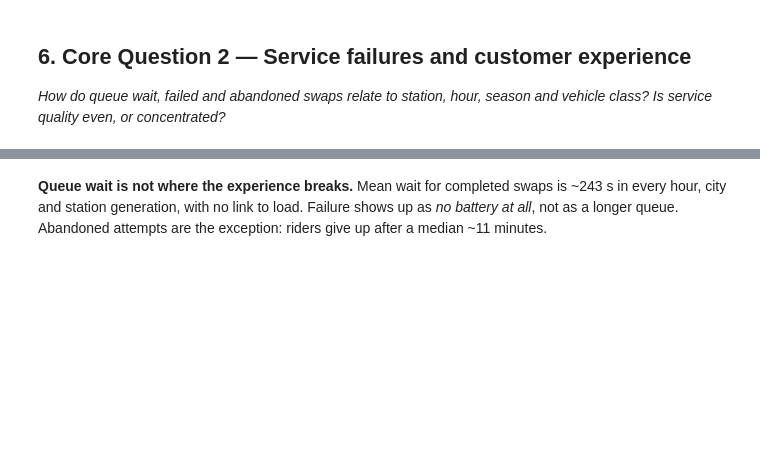
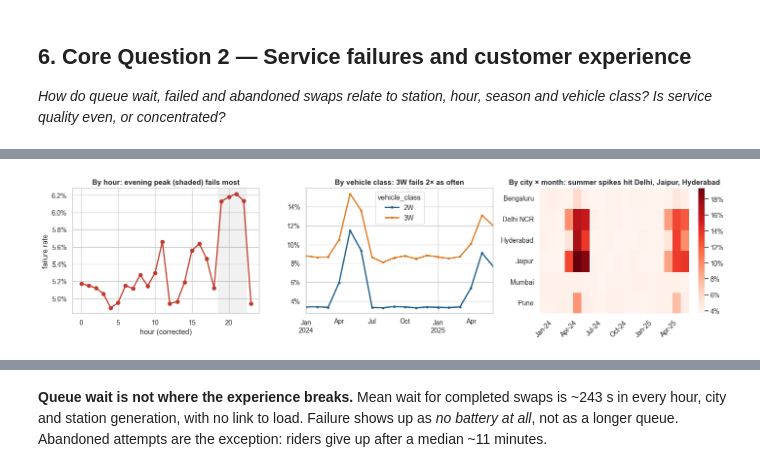
Before and after one commit to andringodson/Hackathon-DataAnalytics, a Jupyter notebook: notebooks/VoltRelay_Analysis.ipynb, the cells around one changed output, grey strips where cells are left out. Drawn from its saved outputs; the diff is of its cells as text; code cells hidden in the pictures; blank space fills up the shorter version.

```diff
--- a/notebooks/VoltRelay_Analysis.ipynb
+++ b/notebooks/VoltRelay_Analysis.ipynb
@@ -380,21 +561,23 @@ save(fig, "06_failure_mix")
 # %%
 fig, axes = plt.subplots(1, 3, figsize=(16, 4))
 h = se.groupby("hour").agg(fail=("service_failure", "mean"), attempts=("event_id", "size"))
 ax = axes[0]
-ax.bar(h.index, h.attempts / 1e3, color="#d5dde5")
-ax2 = ax.twinx(); ax2.plot(h.index, h.fail, color=PAL["bad"], marker="o", lw=2); pct(ax2, decimals=1); ax2.grid(False)
-ax.set_title("By hour: evening peak fails most"); ax.set_xlabel("hour (corrected)"); ax.set_ylabel("attempts (000s)"); ax2.set_ylabel("failure rate")
+ax.plot(h.index, h.fail, color=PAL["bad"], marker="o", lw=2); pct(ax, decimals=1)
+ax.axvspan(18.5, 22.5, color=PAL["muted"], alpha=.12, lw=0)
+ax.set_title("By hour: evening peak (shaded) fails most"); ax.set_xlabel("hour (corrected)"); ax.set_ylabel("failure rate")
 mv = se.pivot_table(index="month", columns="vehicle_class", values="service_failure", aggfunc="mean")
 ax = axes[1]
 mv.plot(ax=ax, color=[PAL["primary"], PAL["accent"]], lw=2.2, marker="o", ms=3)
 ax.set_title("By vehicle class: 3W fails 2× as often"); pct(ax, decimals=0); ax.set_xlabel("")
 city_m = se.pivot_table(index="city", columns="month", values="service_failure", aggfunc="mean")
 ax = axes[2]
 sns.heatmap(city_m, ax=ax, cmap="Reds", cbar_kws={"format": mtick.PercentFormatter(1.0, decimals=0)}, xticklabels=3)
 ax.set_xticklabels([pd.Timestamp(t.get_text()).strftime("%b-%y") for t in ax.get_xticklabels()], rotation=45)
 ax.set_title("By city × month: summer spikes hit Delhi, Jaipur, Hyderabad"); ax.set_xlabel(""); ax.set_ylabel("")
 fig.tight_layout()
 save(fig, "06_failure_hour_class_city")
+# %% [output]
+[figure, added]
 # %%
 se["season"] = se.month.dt.month.map({12: "Winter (Dec-Feb)", 1: "Winter (Dec-Feb)", 2: "Winter (Dec-Feb)", 3: "Summer (Mar-May)", 4: "Summer (Mar-May)",
                                       5: "Summer (Mar-May)", 6: "Monsoon (Jun-Sep)", 7: "Monsoon (Jun-Sep)", 8: "Monsoon (Jun-Sep)", 9: "Monsoon (Jun-Sep)",
```
Also changed, not shown: parts of 61 cells of this notebook, 44 other files.
